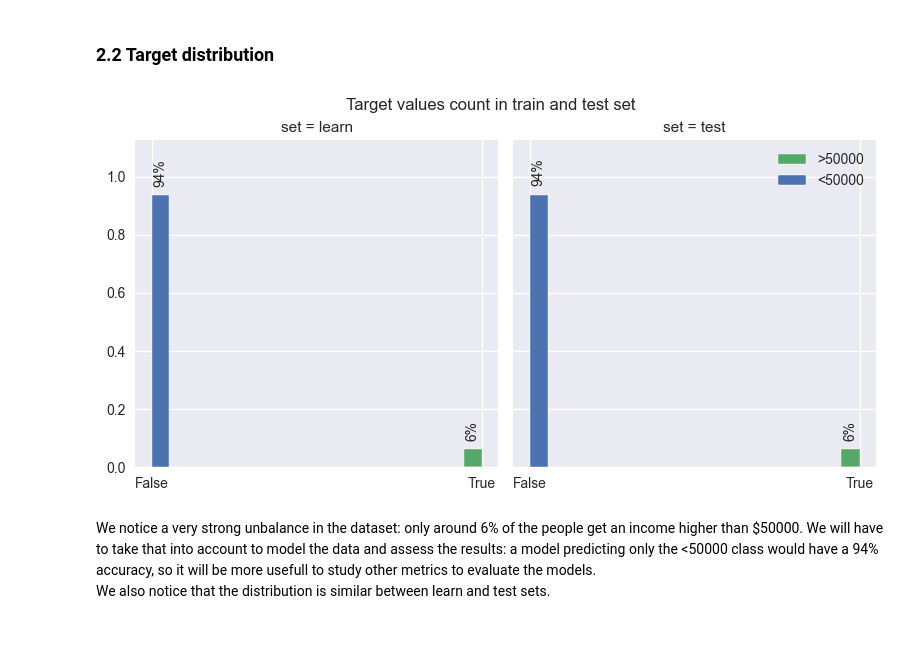
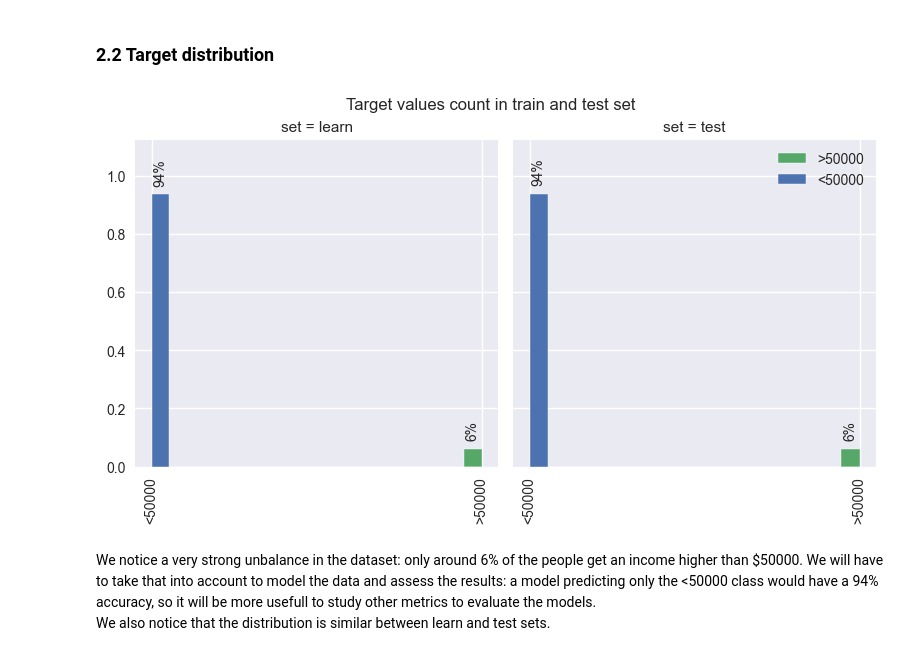
Before and after one commit to antonindurieux/US_census_analysis, a Jupyter notebook: us_census_analysis.ipynb, the cells around one changed output. Drawn from its saved outputs; the diff is of its cells as text; code cells hidden in the pictures.

```diff
--- a/us_census_analysis.ipynb
+++ b/us_census_analysis.ipynb
@@ -129,35 +128,36 @@ We notice that a few columns contain a lot of undefined values as well, we might
 with warnings.catch_warnings():
     warnings.simplefilter("ignore")  # Annoying seaborn warning
 
     g = sns.FacetGrid(learn_test_df, col="set", height=4, aspect=1)  # type: ignore
     g.map_dataframe(
         sns.histplot,
         x=target,
         hue=target,
         stat="probability",
         legend=True,
         alpha=1,
     )
-    plt.xticks([1.0, 0.0], ["True", "False"])
+    plt.xticks([1.0, 0.0], [">50000", "<50000"])
+    [plt.setp(ax.get_xticklabels(), rotation=90) for ax in g.axes.flat]
     plt.legend([">50000", "<50000"])
     plt.suptitle("Target values count in train and test set", y=1.02)
 
     for ax in g.axes.ravel():
         for c in ax.containers:
             labels = [f"{w*100:.0f}%" if (w := v.get_height()) > 0 else "" for v in c]
             ax.bar_label(
                 c,
                 labels=labels,
                 label_type="edge",
                 fontsize=10,
                 rotation=90,
                 padding=6,
             )
         ax.margins(y=0.2)
 
     plt.show()
 # %% [output]
-[figure, old version]
+[figure, new version]
 # %% [markdown]
 We notice a very strong unbalance in the dataset: only around 6% of the people get an income higher than $50000. We will have to take that into account to model the data and assess the results: a model predicting only the <50000 class would have a 94% accuracy, so it will be more usefull to study other metrics to evaluate the models.
 We also notice that the distribution is similar between learn and test sets.
```
Also changed, not shown: parts of 8 cells of this notebook.
